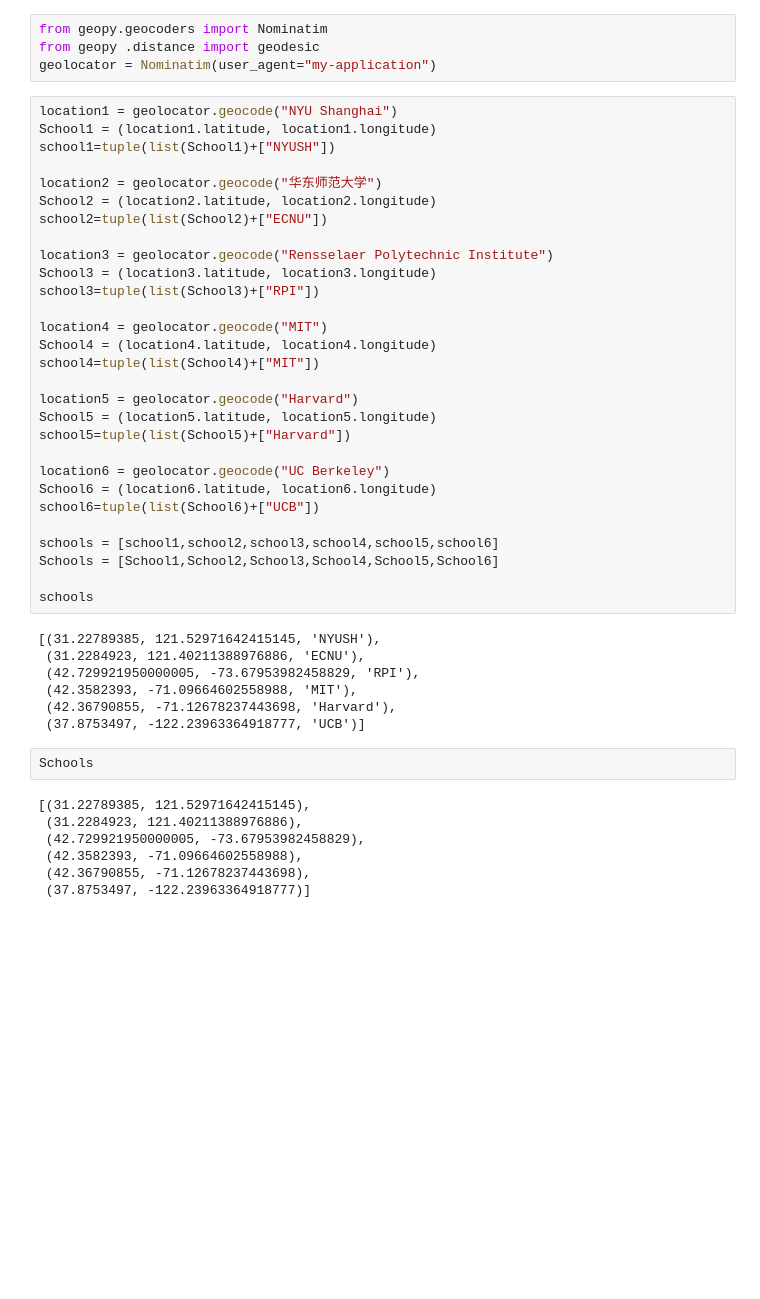
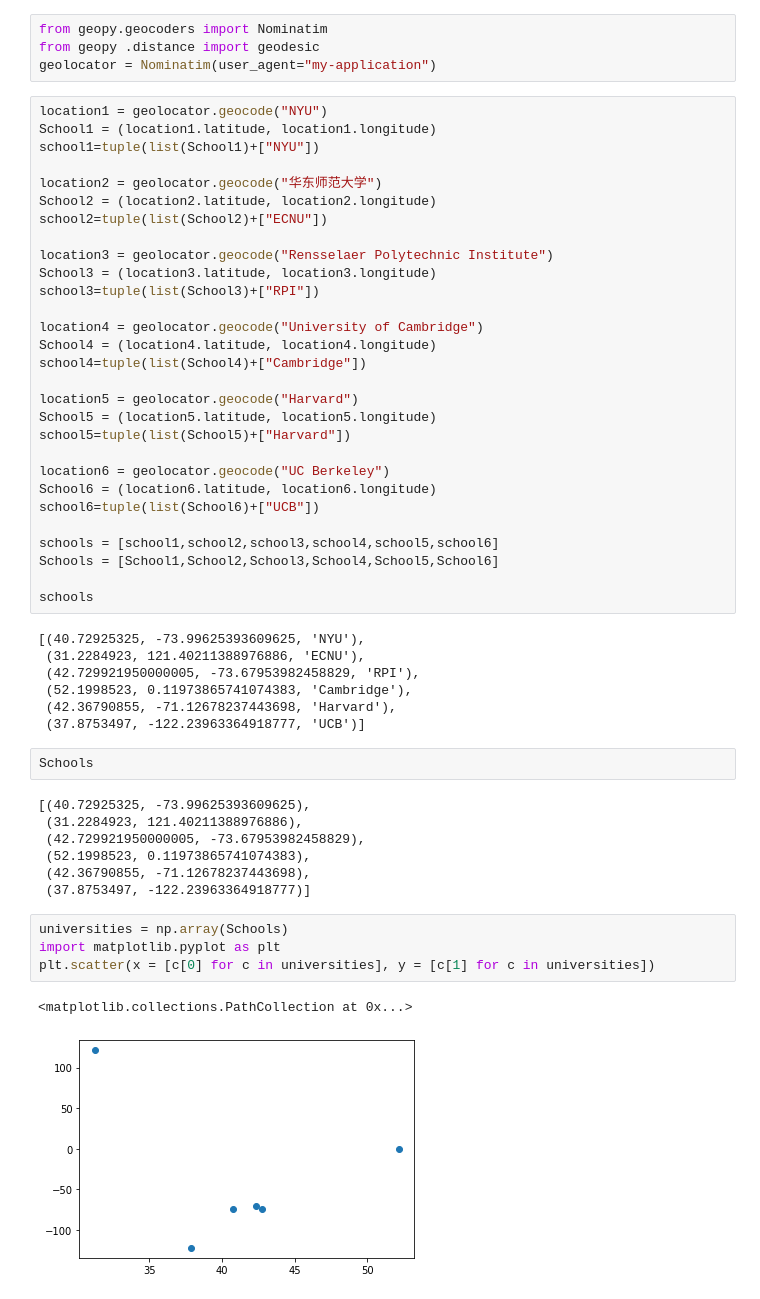
Before and after one commit to Esther-Zhou99/Data-Science, a Jupyter notebook: HW4_step1.ipynb, the cells around one changed output. Cells and saved outputs as stored; diff of their text form; blank space fills up the shorter version.

```diff
--- a/HW4_step1.ipynb
+++ b/HW4_step1.ipynb
@@ -28,9 +28,9 @@ from geopy.geocoders import Nominatim
 from geopy .distance import geodesic
 geolocator = Nominatim(user_agent="my-application")
 # %%
-location1 = geolocator.geocode("NYU Shanghai")
+location1 = geolocator.geocode("NYU")
 School1 = (location1.latitude, location1.longitude)
-school1=tuple(list(School1)+["NYUSH"])
+school1=tuple(list(School1)+["NYU"])
 
 location2 = geolocator.geocode("华东师范大学")
 School2 = (location2.latitude, location2.longitude)
@@ -40,9 +40,9 @@ location3 = geolocator.geocode("Rensselaer Polytechnic Institute")
 School3 = (location3.latitude, location3.longitude)
 school3=tuple(list(School3)+["RPI"])
 
-location4 = geolocator.geocode("MIT")
+location4 = geolocator.geocode("University of Cambridge")
 School4 = (location4.latitude, location4.longitude)
-school4=tuple(list(School4)+["MIT"])
+school4=tuple(list(School4)+["Cambridge"])
 
 location5 = geolocator.geocode("Harvard")
 School5 = (location5.latitude, location5.longitude)
@@ -57,21 +57,28 @@ Schools = [School1,School2,School3,School4,School5,School6]
 
 schools
 # %% [output]
-[(31.22789385, 121.52971642415145, 'NYUSH'),
+[(40.72925325, -73.99625393609625, 'NYU'),
  (31.2284923, 121.40211388976886, 'ECNU'),
  (42.729921950000005, -73.67953982458829, 'RPI'),
- (42.3582393, -71.09664602558988, 'MIT'),
+ (52.1998523, 0.11973865741074383, 'Cambridge'),
  (42.36790855, -71.12678237443698, 'Harvard'),
  (37.8753497, -122.23963364918777, 'UCB')]
 # %%
 Schools
 # %% [output]
-[(31.22789385, 121.52971642415145),
+[(40.72925325, -73.99625393609625),
  (31.2284923, 121.40211388976886),
  (42.729921950000005, -73.67953982458829),
- (42.3582393, -71.09664602558988),
+ (52.1998523, 0.11973865741074383),
  (42.36790855, -71.12678237443698),
  (37.8753497, -122.23963364918777)]
+# %%
+universities = np.array(Schools)
+import matplotlib.pyplot as plt
+plt.scatter(x = [c[0] for c in universities], y = [c[1] for c in universities])
+# %% [output]
+<matplotlib.collections.PathCollection at 0x...>
+[figure, added]
 # %%
 values=[]
 for i in range(len(schools)):
```
Also changed, not shown: parts of 6 cells of this notebook.
